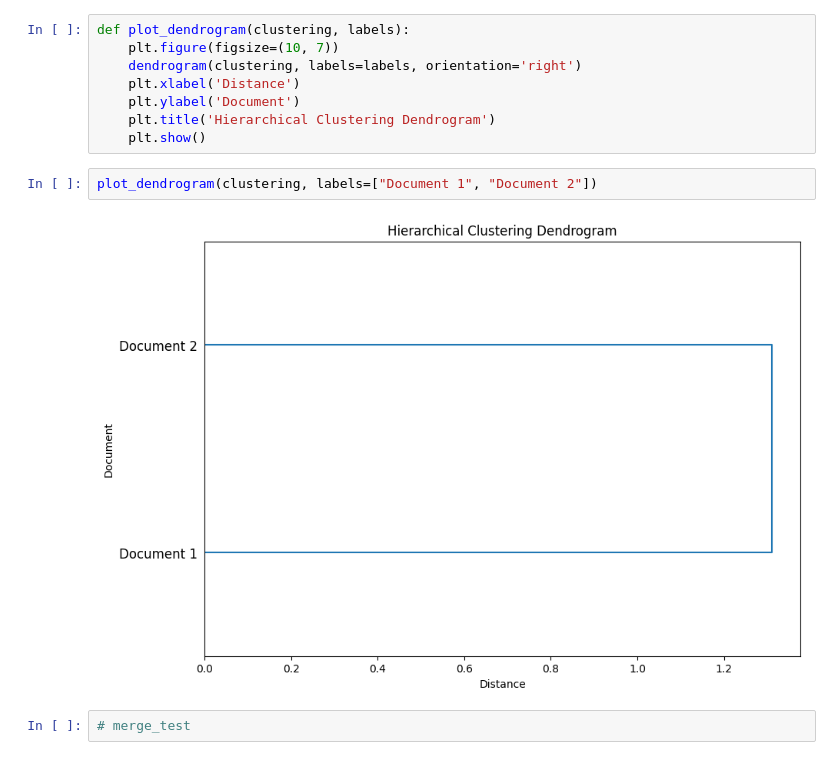
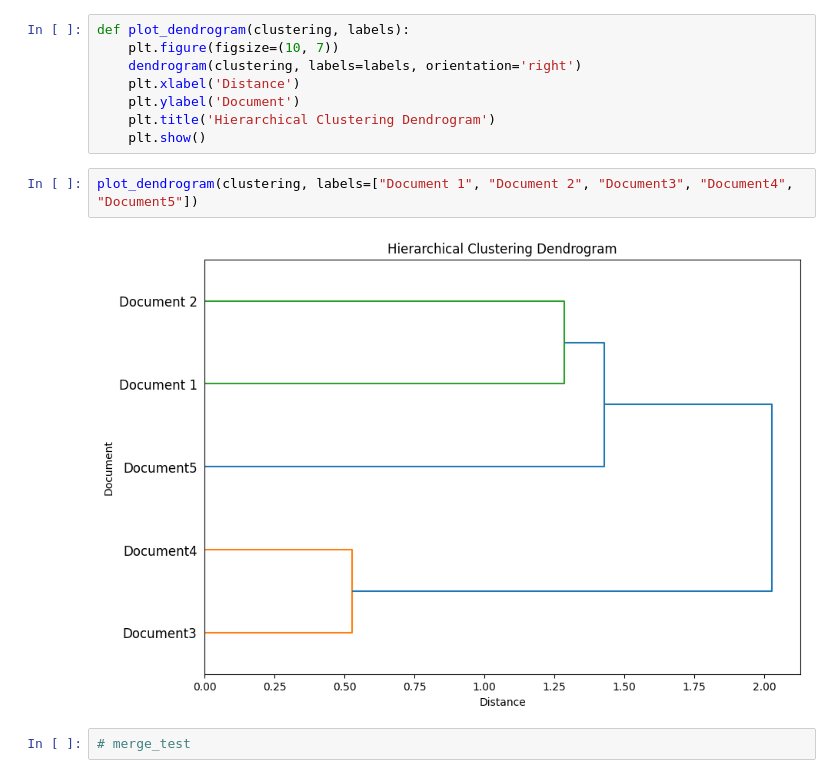
Before and after one commit to yjyj989812/Naver_news_Clustering_RE, a Jupyter notebook: src/tfidf.ipynb, the cells around one changed output. Drawn from its saved outputs; the diff is of its cells as text.

```diff
--- a/src/tfidf.ipynb
+++ b/src/tfidf.ipynb
@@ -99,8 +99,8 @@ def plot_dendrogram(clustering, labels):
     plt.title('Hierarchical Clustering Dendrogram')
     plt.show()
 # %%
-plot_dendrogram(clustering, labels=["Document 1", "Document 2"])
+plot_dendrogram(clustering, labels=["Document 1", "Document 2", "Document3", "Document4", "Document5"])
 # %% [output]
-[figure, old version]
+[figure, new version]
 # %%
 # merge_test
```
Also changed, not shown: 5 other files.
